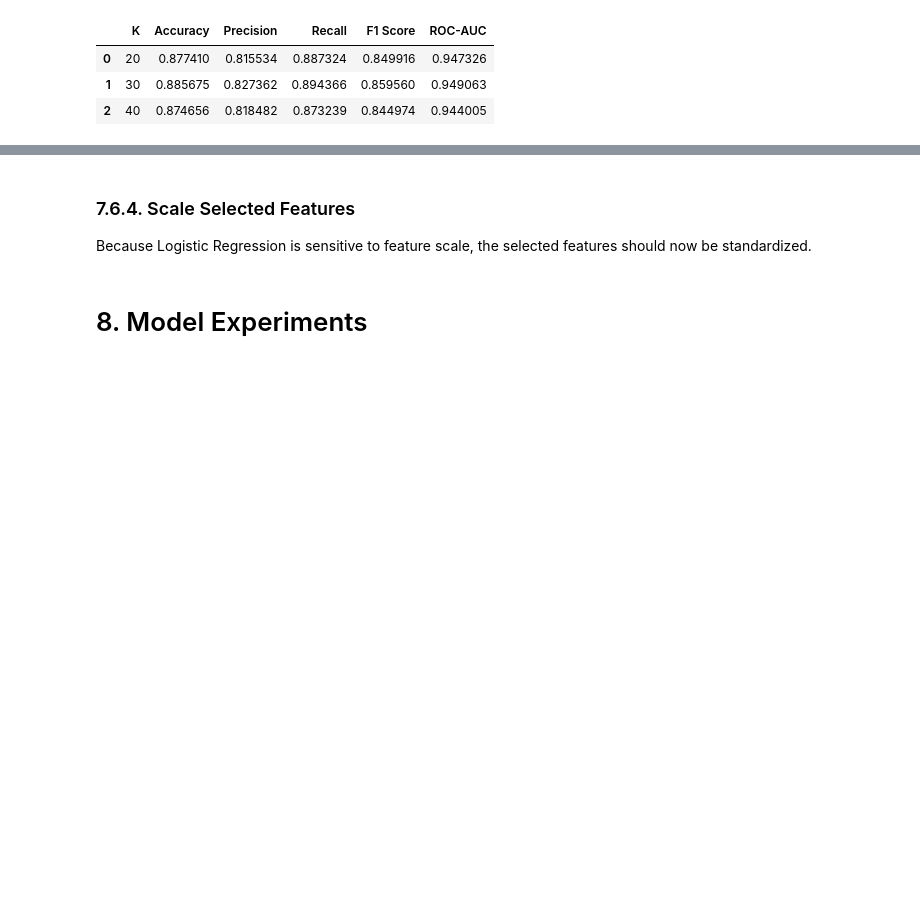
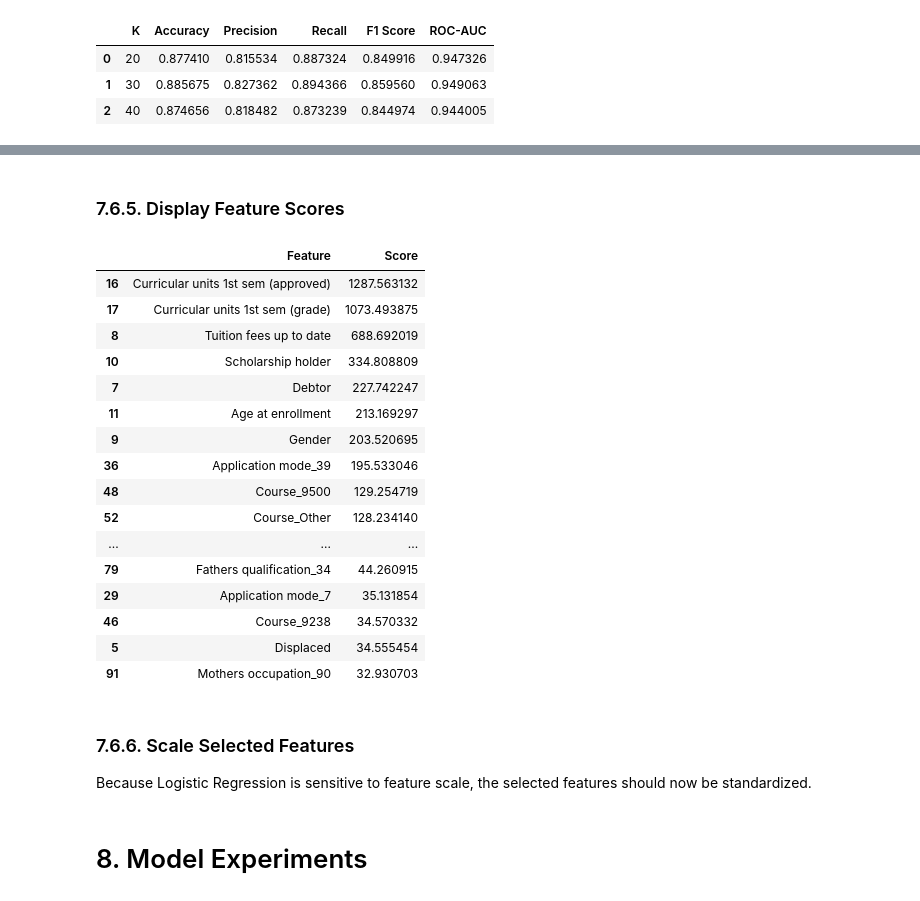
Before and after one commit to DimitarMalamski/student-dropout-predictor, a Jupyter notebook: notebooks/dropout_predictor.ipynb, the cells around one changed output, grey strips where cells are left out. Drawn from its saved outputs; the diff is of its cells as text; code cells hidden in the pictures; blank space fills up the shorter version.

Commit message:
Removed Constant Features

```diff
--- a/notebooks/dropout_predictor.ipynb
+++ b/notebooks/dropout_predictor.ipynb
@@ -504,0 +507,7 @@ from sklearn.feature_selection import SelectKBest, f_classif
+# %%
+constant_cols = [col for col in X_train.columns if X_train[col].nunique() <= 1]
+
+print("Constant features:", constant_cols)
+
+X_train_fs = X_train.drop(columns=constant_cols)
+X_test_fs = X_test.drop(columns=constant_cols)
@@ -511,8 +522,8 @@ kbest_results = []
 for k in k_values:
     selector = SelectKBest(score_func=f_classif, k=k)
 
-    X_train_sel = selector.fit_transform(X_train, y_train)
-    X_test_sel = selector.transform(X_test)
+    X_train_sel = selector.fit_transform(X_train_fs, y_train)
+    X_test_sel = selector.transform(X_test_fs)
 
     scaler_sel = StandardScaler()
     X_train_sel_scaled = scaler_sel.fit_transform(X_train_sel)
@@ -549,8 +562,11 @@ kbest_results_df
 # %%
-feature_scores = pd.DataFrame({
-  "Feature": X_train.columns,
-  "Score": selector.scores_
-}).sort_values(by="Score", ascending=False)
+best_k = 30
 
-feature_scores.head(20)
+selector = SelectKBest(score_func=f_classif, k=best_k)
+
+X_train_sel = selector.fit_transform(X_train_fs, y_train)
+X_test_sel = selector.transform(X_test_fs)
+
+print("Original number of features:", X_train_fs.shape[1])
+print("Selected number of features:", X_train_sel.shape[1])
 # %% [output]
@@ -574,5 +601,32 @@ feature_scores.head(20)
+# %% [markdown]
+### 7.6.5. Display Feature Scores
+# %%
+feature_scores = pd.DataFrame({
+  "Feature": X_train_fs.columns,
+  "Score": selector.scores_
+}).sort_values(by="Score", ascending=False)
+
+feature_scores.head(20)
+# %% [output]
+|  | Feature | Score |
+| 16 | Curricular units 1st sem (approved) | 1287.563132 |
+| 17 | Curricular units 1st sem (grade) | 1073.493875 |
+| 8 | Tuition fees up to date | 688.692019 |
+| 10 | Scholarship holder | 334.808809 |
+| 7 | Debtor | 227.742247 |
+| 11 | Age at enrollment | 213.169297 |
+| 9 | Gender | 203.520695 |
+| 36 | Application mode_39 | 195.533046 |
+| 48 | Course_9500 | 129.254719 |
+| 52 | Course_Other | 128.234140 |
+| ... | ... | ... |
+| 79 | Fathers qualification_34 | 44.260915 |
+| 29 | Application mode_7 | 35.131854 |
+| 46 | Course_9238 | 34.570332 |
+| 5 | Displaced | 34.555454 |
+| 91 | Mothers occupation_90 | 32.930703 |
 # %% [markdown]
-### 7.6.4. Scale Selected Features
+### 7.6.6. Scale Selected Features
 
 Because Logistic Regression is sensitive to feature scale, the selected features should now be standardized.
 # %%
```
Also changed, not shown: parts of 8 cells of this notebook.
